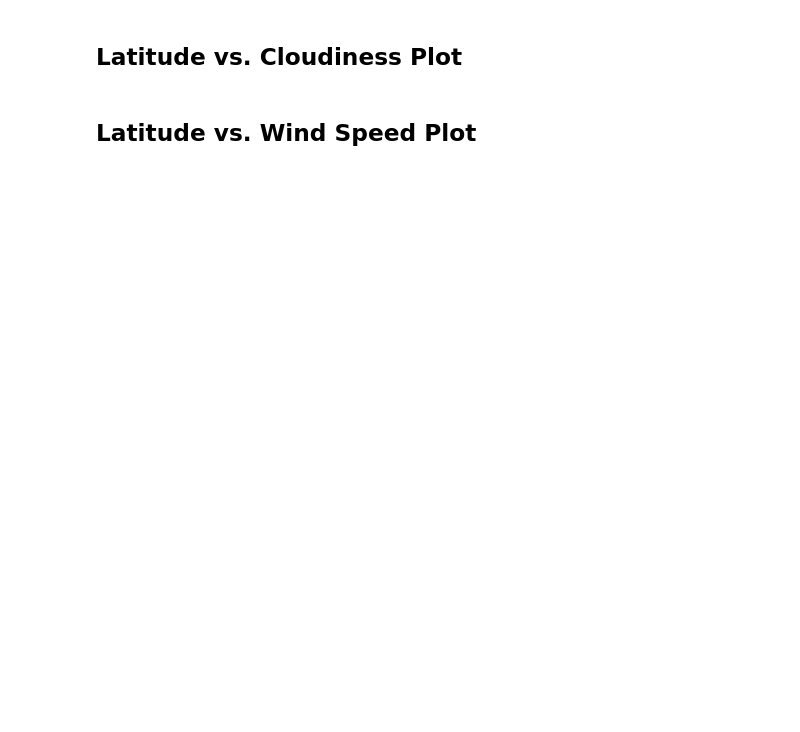
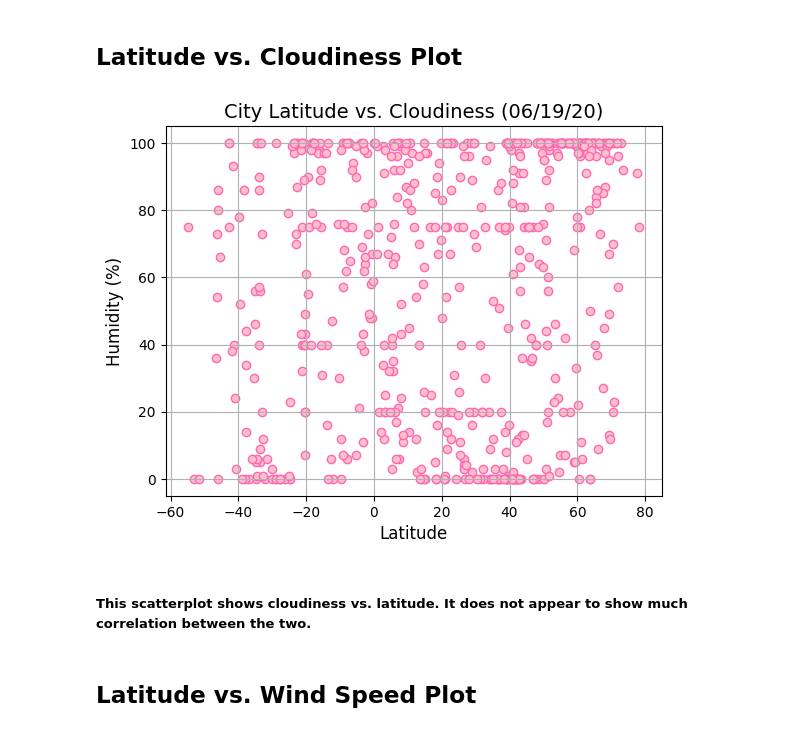
Before and after one commit to mkatiestewart/python-api-challenge, a Jupyter notebook: WeatherPy/WeatherPy.ipynb, the cells around one changed output. Saved outputs shown, nothing was run; the diff lists cells and outputs as text; code cells hidden in the pictures; blank space fills up the shorter version.

```diff
--- a/WeatherPy/WeatherPy.ipynb
+++ b/WeatherPy/WeatherPy.ipynb
@@ -77,4 +258,21 @@ Skip this step if there are no cities that have humidity > 100%.
 # %% [markdown]
 ## Latitude vs. Cloudiness Plot
+# %%
+# Create a scatter plot depicting latitude vs cloudiness
+plt.scatter(latitudes, cloudiness, marker="o", facecolors="pink", edgecolors="hotpink")
+
+# Add labels, titles, limits and grids
+plt.title("City Latitude vs. Cloudiness (06/19/20)", fontsize=14)
+plt.ylabel("Humidity (%)", fontsize=12)
+plt.xlabel("Latitude", fontsize=12)
+plt.grid()
+
+# Display and save the plot
+plt.savefig("../images/latitude-vs-cloudiness.png")
+plt.show()
+# %% [output]
+[figure, added]
+# %% [markdown]
+##### This scatterplot shows cloudiness vs. latitude. It does not appear to show much correlation between the two.
 # %% [markdown]
 ## Latitude vs. Wind Speed Plot
```
Also changed, not shown: parts of 30 cells of this notebook, 20 other files.
